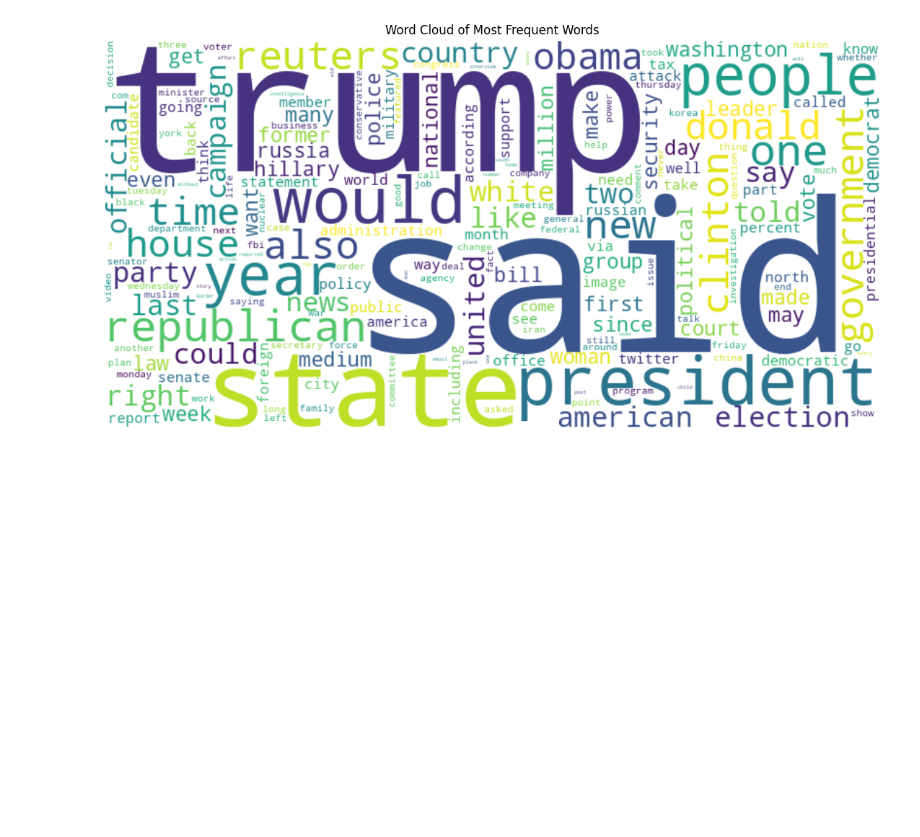
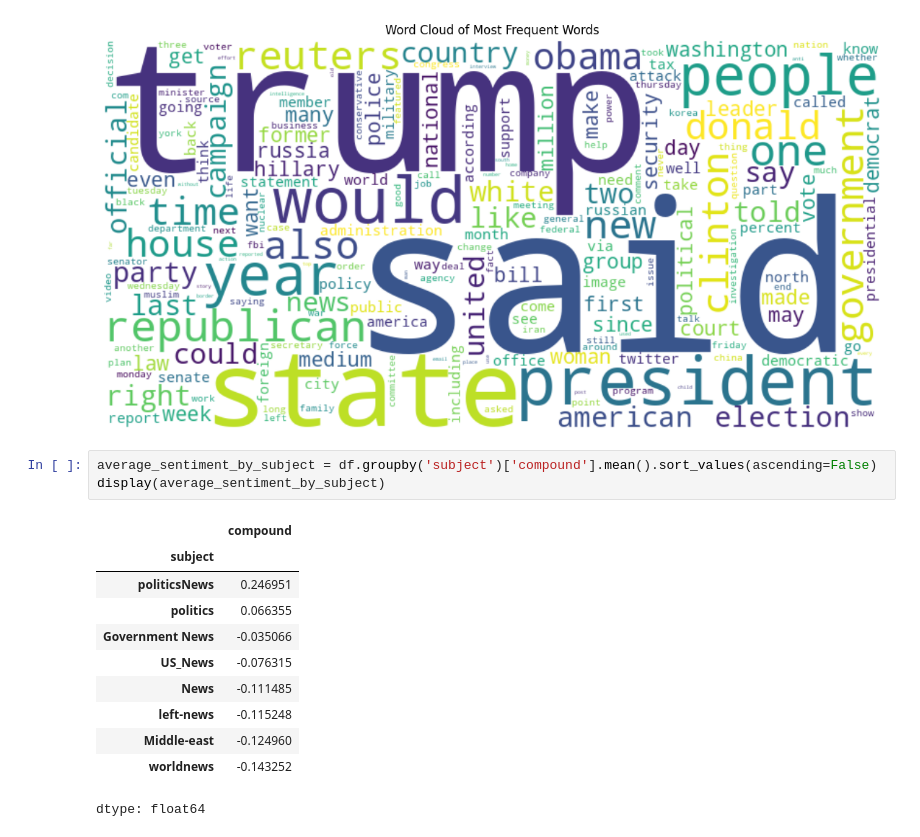
Before and after one commit to kxrrym03/Fake-News-Detection, a Jupyter notebook: Fake_News_Detection.ipynb, the cells around one changed output. Drawn from its saved outputs; the diff is of its cells as text; blank space fills up the shorter version.

```diff
--- a/Fake_News_Detection.ipynb
+++ b/Fake_News_Detection.ipynb
@@ -374,3 +374,18 @@ plt.title('Word Cloud of Most Frequent Words')
 plt.show()
 # %% [output]
 [figure]
+# %%
+average_sentiment_by_subject = df.groupby('subject')['compound'].mean().sort_values(ascending=False)
+display(average_sentiment_by_subject)
+# %% [output]
+|  | compound |
+| subject |  |
+| politicsNews | 0.246951 |
+| politics | 0.066355 |
+| Government News | -0.035066 |
+| US_News | -0.076315 |
+| News | -0.111485 |
+| left-news | -0.115248 |
+| Middle-east | -0.124960 |
+| worldnews | -0.143252 |
+dtype: float64
```
Also changed, not shown: parts of 8 cells of this notebook.
